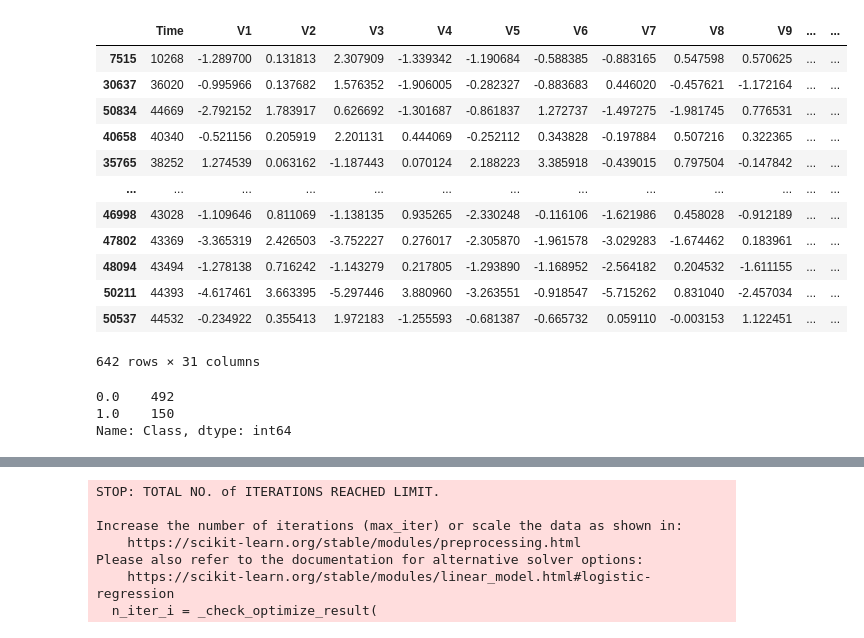
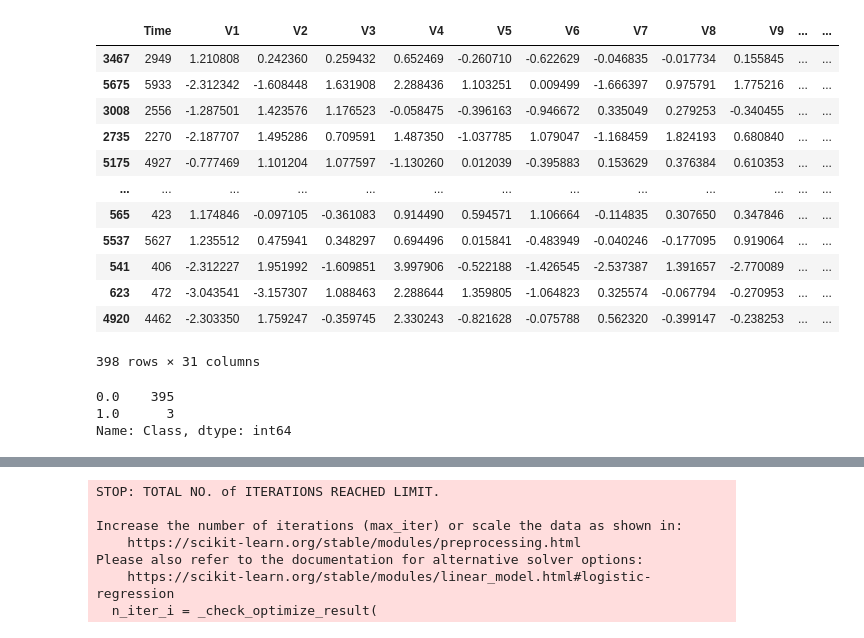
Before and after one commit to 11daspolo/CODSOFT., a Jupyter notebook: credit_card_fraud_detection.ipynb, the cells around one changed output, grey strips where cells are left out. Drawn from its saved outputs; the diff is of its cells as text; code cells hidden in the pictures.

```diff
--- a/credit_card_fraud_detection.ipynb
+++ b/credit_card_fraud_detection.ipynb
@@ -80,3 +77,7 @@ fraud = credit_card_data[credit_card_dataset['Class']==1]
+# %%
+
+fraud = credit_card_dataset[credit_card_dataset['Class']==1]
+legit = credit_card_dataset[credit_card_dataset.Class==0]
 # %%
 fraud['Class']
 # %% [output]
@@ -128,27 +122,27 @@ credit_card_dataset.groupby('Class').mean()
 2 rows × 30 columns
 # %%
-legit_sample = legit.sample(n=492)
+legit_sample = legit.sample(n=395)
 new_df = pd.concat([legit_sample,fraud],axis=0)
 new_df
 # %% [output]
 |  | Time | V1 | V2 | V3 | V4 | V5 | V6 | V7 | V8 | V9 | ... | ... |
-| 7515 | 10268 | -1.289700 | 0.131813 | 2.307909 | -1.339342 | -1.190684 | -0.588385 | -0.883165 | 0.547598 | 0.570625 | ... | ... |
-| 30637 | 36020 | -0.995966 | 0.137682 | 1.576352 | -1.906005 | -0.282327 | -0.883683 | 0.446020 | -0.457621 | -1.172164 | ... | ... |
-| 50834 | 44669 | -2.792152 | 1.783917 | 0.626692 | -1.301687 | -0.861837 | 1.272737 | -1.497275 | -1.981745 | 0.776531 | ... | ... |
-| 40658 | 40340 | -0.521156 | 0.205919 | 2.201131 | 0.444069 | -0.252112 | 0.343828 | -0.197884 | 0.507216 | 0.322365 | ... | ... |
-| 35765 | 38252 | 1.274539 | 0.063162 | -1.187443 | 0.070124 | 2.188223 | 3.385918 | -0.439015 | 0.797504 | -0.147842 | ... | ... |
+| 3467 | 2949 | 1.210808 | 0.242360 | 0.259432 | 0.652469 | -0.260710 | -0.622629 | -0.046835 | -0.017734 | 0.155845 | ... | ... |
+| 5675 | 5933 | -2.312342 | -1.608448 | 1.631908 | 2.288436 | 1.103251 | 0.009499 | -1.666397 | 0.975791 | 1.775216 | ... | ... |
+| 3008 | 2556 | -1.287501 | 1.423576 | 1.176523 | -0.058475 | -0.396163 | -0.946672 | 0.335049 | 0.279253 | -0.340455 | ... | ... |
+| 2735 | 2270 | -2.187707 | 1.495286 | 0.709591 | 1.487350 | -1.037785 | 1.079047 | -1.168459 | 1.824193 | 0.680840 | ... | ... |
+| 5175 | 4927 | -0.777469 | 1.101204 | 1.077597 | -1.130260 | 0.012039 | -0.395883 | 0.153629 | 0.376384 | 0.610353 | ... | ... |
 | ... | ... | ... | ... | ... | ... | ... | ... | ... | ... | ... | ... | ... |
-| 46998 | 43028 | -1.109646 | 0.811069 | -1.138135 | 0.935265 | -2.330248 | -0.116106 | -1.621986 | 0.458028 | -0.912189 | ... | ... |
-| 47802 | 43369 | -3.365319 | 2.426503 | -3.752227 | 0.276017 | -2.305870 | -1.961578 | -3.029283 | -1.674462 | 0.183961 | ... | ... |
-| 48094 | 43494 | -1.278138 | 0.716242 | -1.143279 | 0.217805 | -1.293890 | -1.168952 | -2.564182 | 0.204532 | -1.611155 | ... | ... |
-| 50211 | 44393 | -4.617461 | 3.663395 | -5.297446 | 3.880960 | -3.263551 | -0.918547 | -5.715262 | 0.831040 | -2.457034 | ... | ... |
-| 50537 | 44532 | -0.234922 | 0.355413 | 1.972183 | -1.255593 | -0.681387 | -0.665732 | 0.059110 | -0.003153 | 1.122451 | ... | ... |
+| 565 | 423 | 1.174846 | -0.097105 | -0.361083 | 0.914490 | 0.594571 | 1.106664 | -0.114835 | 0.307650 | 0.347846 | ... | ... |
+| 5537 | 5627 | 1.235512 | 0.475941 | 0.348297 | 0.694496 | 0.015841 | -0.483949 | -0.040246 | -0.177095 | 0.919064 | ... | ... |
+| 541 | 406 | -2.312227 | 1.951992 | -1.609851 | 3.997906 | -0.522188 | -1.426545 | -2.537387 | 1.391657 | -2.770089 | ... | ... |
+| 623 | 472 | -3.043541 | -3.157307 | 1.088463 | 2.288644 | 1.359805 | -1.064823 | 0.325574 | -0.067794 | -0.270953 | ... | ... |
+| 4920 | 4462 | -2.303350 | 1.759247 | -0.359745 | 2.330243 | -0.821628 | -0.075788 | 0.562320 | -0.399147 | -0.238253 | ... | ... |
-642 rows × 31 columns
+398 rows × 31 columns
 # %%
 new_df['Class'].value_counts()
 # %% [output]
-0.0    492
-1.0    150
+0.0    395
+1.0      3
 Name: Class, dtype: int64
 # %%
 new_df.groupby('Class').mean()
```
Also changed, not shown: parts of 15 cells of this notebook.
